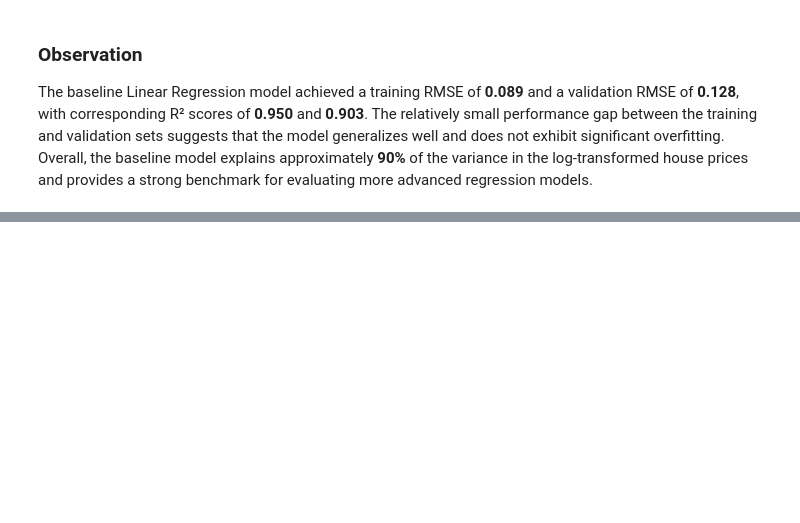
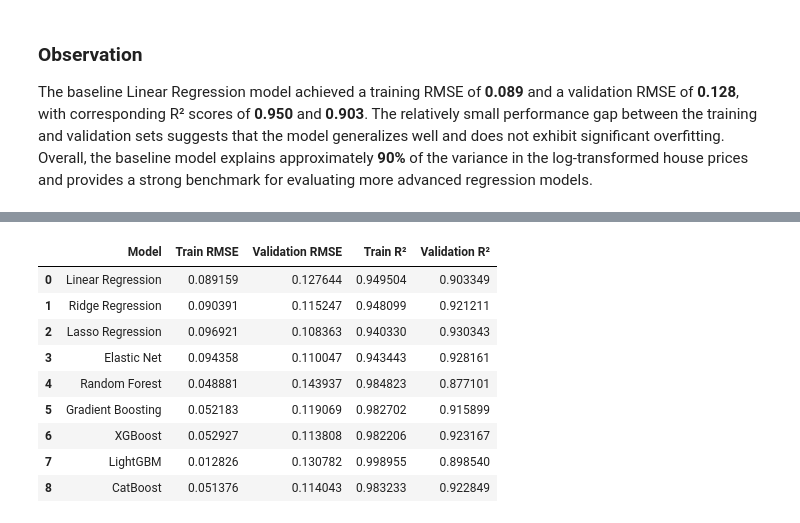
Before and after one commit to mustafa-al-soufi/house-price-prediction, a Jupyter notebook: notebooks/exploration.ipynb, the cells around one changed output, grey strips where cells are left out. Saved outputs shown, nothing was run; the diff lists cells and outputs as text; code cells hidden in the pictures; blank space fills up the shorter version.

Commit message:
Compare models

```diff
--- a/notebooks/exploration.ipynb
+++ b/notebooks/exploration.ipynb
@@ -690,0 +1011,75 @@ The baseline Linear Regression model achieved a training RMSE of **0.089** and a
+# %%
+results = pd.DataFrame({
+    "Model": [
+        "Linear Regression",
+        "Ridge Regression",
+        "Lasso Regression",
+        "Elastic Net",
+        "Random Forest",
+        "Gradient Boosting",
+        "XGBoost",
+        "LightGBM",
+        "CatBoost"
+    ],
+
+    "Train RMSE": [
+        linear_train_rmse,
+        ridge_train_rmse,
+        lasso_train_rmse,
+        elastic_net_train_rmse,
+        random_forest_train_rmse,
+        gradient_boosting_train_rmse,
+        xgb_train_rmse,
+        lightgbm_train_rmse,
+        catboost_train_rmse
+    ],
+
+    "Validation RMSE": [
+        linear_valid_rmse,
+        ridge_valid_rmse,
+        lasso_valid_rmse,
+        elastic_net_valid_rmse,
+        random_forest_valid_rmse,
+        gradient_boosting_valid_rmse,
+        xgb_valid_rmse,
+        lightgbm_valid_rmse,
+        catboost_valid_rmse
+    ],
+
+    "Train R²": [
+        linear_train_r2,
+        ridge_train_r2,
+        lasso_train_r2,
+        elastic_net_train_r2,
+        random_forest_train_r2,
+        gradient_boosting_train_r2,
+        xgb_train_r2,
+        lightgbm_train_r2,
+        catboost_train_r2
+    ],
+
+    "Validation R²": [
+        linear_valid_r2,
+        ridge_valid_r2,
+        lasso_valid_r2,
+        elastic_net_valid_r2,
+        random_forest_valid_r2,
+        gradient_boosting_valid_r2,
+        xgb_valid_r2,
+        lightgbm_valid_r2,
+        catboost_valid_r2
+    ]
+})
+
+results
+# %% [output]
+|  | Model | Train RMSE | Validation RMSE | Train R² | Validation R² |
+| 0 | Linear Regression | 0.089159 | 0.127644 | 0.949504 | 0.903349 |
+| 1 | Ridge Regression | 0.090391 | 0.115247 | 0.948099 | 0.921211 |
+| 2 | Lasso Regression | 0.096921 | 0.108363 | 0.940330 | 0.930343 |
+| 3 | Elastic Net | 0.094358 | 0.110047 | 0.943443 | 0.928161 |
+| 4 | Random Forest | 0.048881 | 0.143937 | 0.984823 | 0.877101 |
+| 5 | Gradient Boosting | 0.052183 | 0.119069 | 0.982702 | 0.915899 |
+| 6 | XGBoost | 0.052927 | 0.113808 | 0.982206 | 0.923167 |
+| 7 | LightGBM | 0.012826 | 0.130782 | 0.998955 | 0.898540 |
+| 8 | CatBoost | 0.051376 | 0.114043 | 0.983233 | 0.922849 |
```
Also changed, not shown: parts of 21 cells of this notebook, 4 other files.
